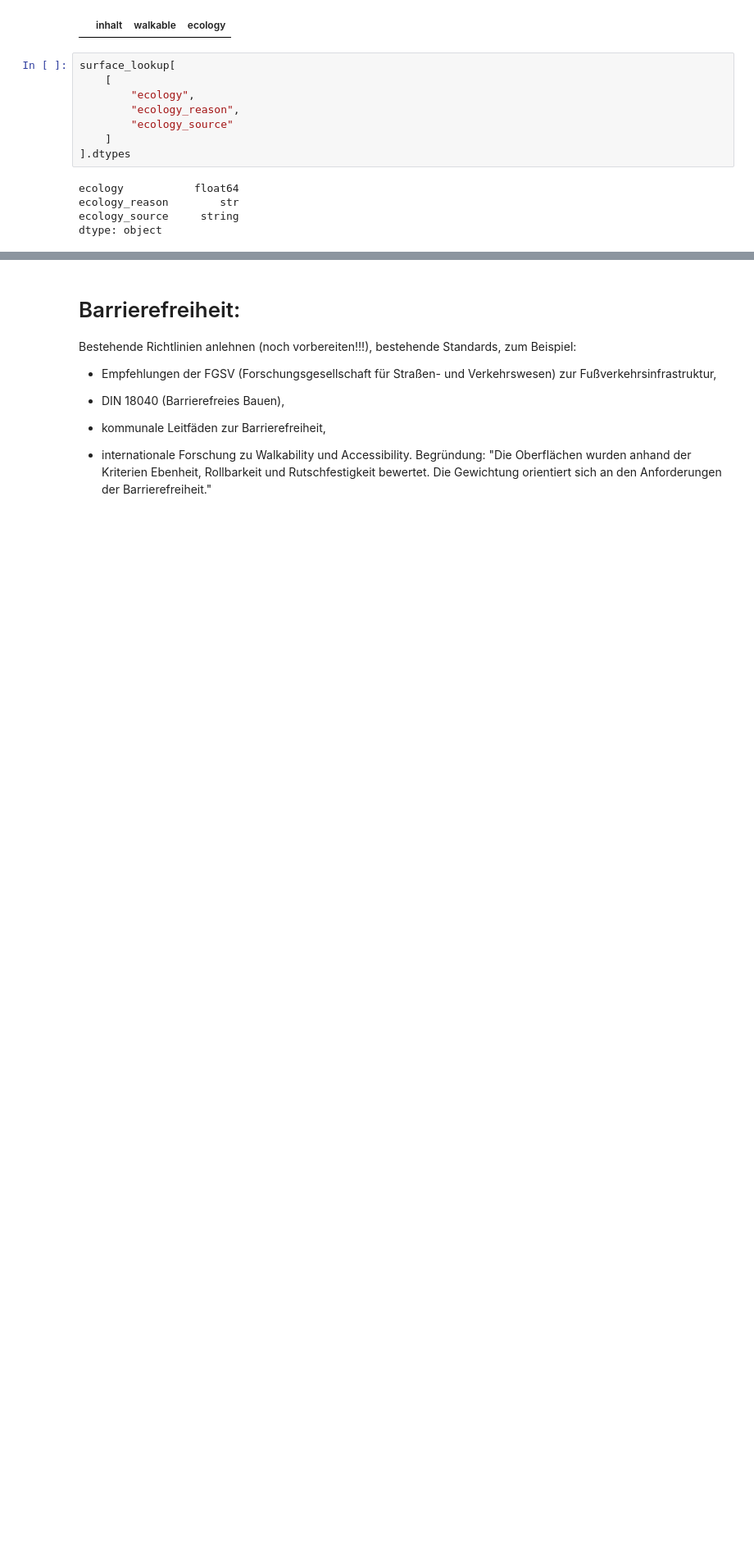
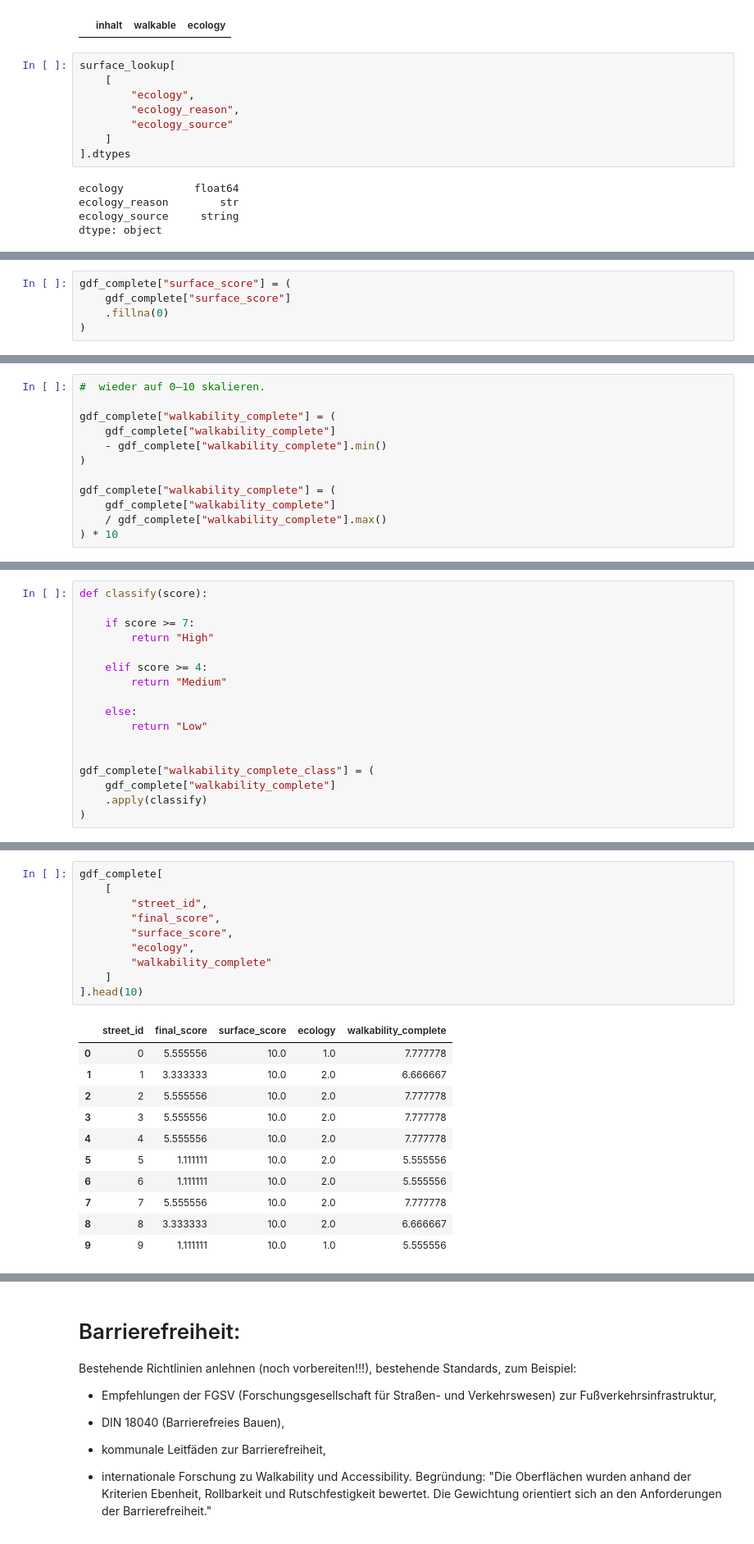
Before and after one commit to mail341/walkability-barmbek-sued, a Jupyter notebook: notebooks/03_mart_walkability.ipynb, the cells around one changed output, grey strips where cells are left out. Shown at 82% size. Cells and saved outputs as stored; diff of their text form; blank space fills up the shorter version.

```diff
--- a/notebooks/03_mart_walkability.ipynb
+++ b/notebooks/03_mart_walkability.ipynb
@@ -2756,0 +2967,5 @@ dtype: object
+# %%
+gdf_complete["surface_score"] = (
+    gdf_complete["surface_score"]
+    .fillna(0)
+)
@@ -2756,0 +2982,12 @@ dtype: object
+# %%
+#  wieder auf 0–10 skalieren.
+
+gdf_complete["walkability_complete"] = (
+    gdf_complete["walkability_complete"]
+    - gdf_complete["walkability_complete"].min()
+)
+
+gdf_complete["walkability_complete"] = (
+    gdf_complete["walkability_complete"]
+    / gdf_complete["walkability_complete"].max()
+) * 10
@@ -2756,0 +2996,17 @@ dtype: object
+# %%
+def classify(score):
+
+    if score >= 7:
+        return "High"
+
+    elif score >= 4:
+        return "Medium"
+
+    else:
+        return "Low"
+
+
+gdf_complete["walkability_complete_class"] = (
+    gdf_complete["walkability_complete"]
+    .apply(classify)
+)
@@ -2756,0 +3031,22 @@ dtype: object
+# %%
+gdf_complete[
+    [
+        "street_id",
+        "final_score",
+        "surface_score",
+        "ecology",
+        "walkability_complete"
+    ]
+].head(10)
+# %% [output]
+|  | street_id | final_score | surface_score | ecology | walkability_complete |
+| 0 | 0 | 5.555556 | 10.0 | 1.0 | 7.777778 |
+| 1 | 1 | 3.333333 | 10.0 | 2.0 | 6.666667 |
+| 2 | 2 | 5.555556 | 10.0 | 2.0 | 7.777778 |
+| 3 | 3 | 5.555556 | 10.0 | 2.0 | 7.777778 |
+| 4 | 4 | 5.555556 | 10.0 | 2.0 | 7.777778 |
+| 5 | 5 | 1.111111 | 10.0 | 2.0 | 5.555556 |
+| 6 | 6 | 1.111111 | 10.0 | 2.0 | 5.555556 |
+| 7 | 7 | 5.555556 | 10.0 | 2.0 | 7.777778 |
+| 8 | 8 | 3.333333 | 10.0 | 2.0 | 6.666667 |
+| 9 | 9 | 1.111111 | 10.0 | 1.0 | 5.555556 |
```
Also changed, not shown: parts of 58 cells of this notebook, 8 other files.
